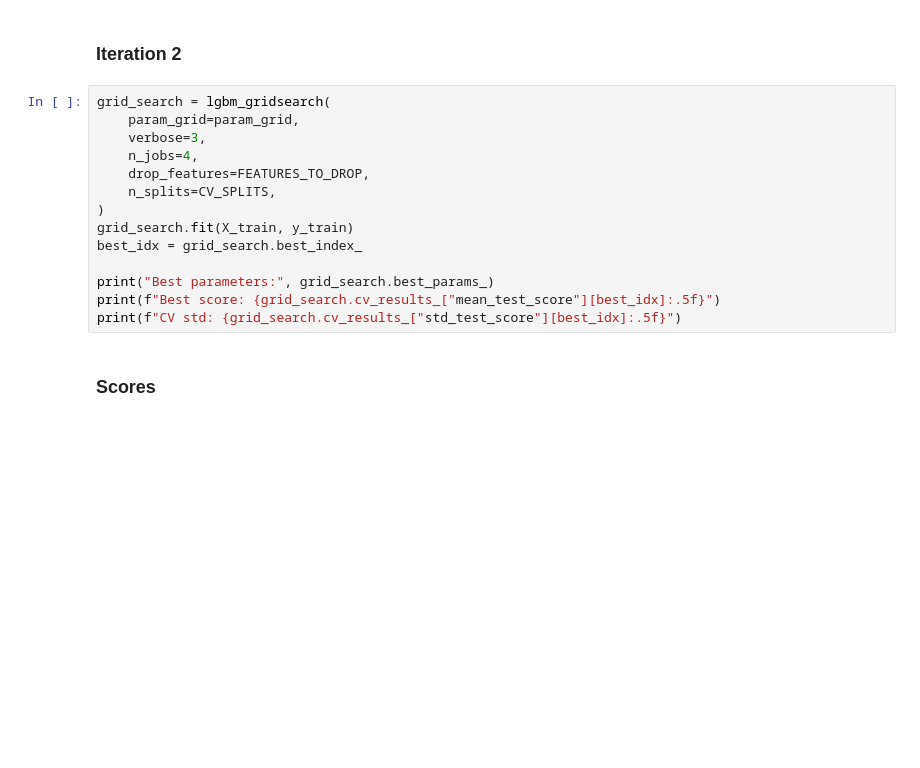
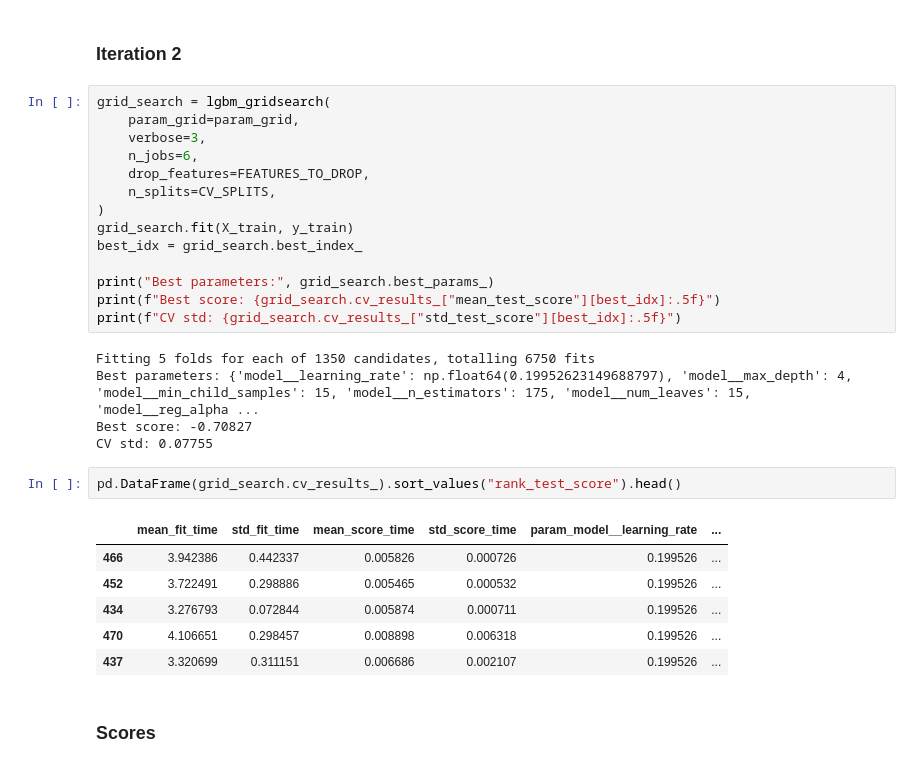
Before and after one commit to Lymuthien/mentoring_program, a Jupyter notebook: notebooks/4.0-model-training-lightgbm.ipynb, the cells around one changed output. Drawn from its saved outputs; the diff is of its cells as text; blank space fills up the shorter version.

```diff
--- a/notebooks/4.0-model-training-lightgbm.ipynb
+++ b/notebooks/4.0-model-training-lightgbm.ipynb
@@ -150,7 +167,7 @@ Selected features:  ['air_city_te', 'days_from_holiday', 'holiday_flg', 'nbr_res
 grid_search = lgbm_gridsearch(
     param_grid=param_grid,
     verbose=3,
-    n_jobs=4,
+    n_jobs=6,
     drop_features=FEATURES_TO_DROP,
     n_splits=CV_SPLITS,
 )
@@ -160,6 +177,20 @@ best_idx = grid_search.best_index_
 print("Best parameters:", grid_search.best_params_)
 print(f"Best score: {grid_search.cv_results_["mean_test_score"][best_idx]:.5f}")
 print(f"CV std: {grid_search.cv_results_["std_test_score"][best_idx]:.5f}")
+# %% [output]
+Fitting 5 folds for each of 1350 candidates, totalling 6750 fits
+Best parameters: {'model__learning_rate': np.float64(0.19952623149688797), 'model__max_depth': 4, 'model__min_child_samples': 15, 'model__n_estimators': 175, 'model__num_leaves': 15, 'model__reg_alpha ...
+Best score: -0.70827
+CV std: 0.07755
+# %%
+pd.DataFrame(grid_search.cv_results_).sort_values("rank_test_score").head()
+# %% [output]
+|  | mean_fit_time | std_fit_time | mean_score_time | std_score_time | param_model__learning_rate | ... |
+| 466 | 3.942386 | 0.442337 | 0.005826 | 0.000726 | 0.199526 | ... |
+| 452 | 3.722491 | 0.298886 | 0.005465 | 0.000532 | 0.199526 | ... |
+| 434 | 3.276793 | 0.072844 | 0.005874 | 0.000711 | 0.199526 | ... |
+| 470 | 4.106651 | 0.298457 | 0.008898 | 0.006318 | 0.199526 | ... |
+| 437 | 3.320699 | 0.311151 | 0.006686 | 0.002107 | 0.199526 | ... |
 # %% [markdown]
 ### Scores
 # %%
```
Also changed, not shown: parts of 14 cells of this notebook, 3 other files.
